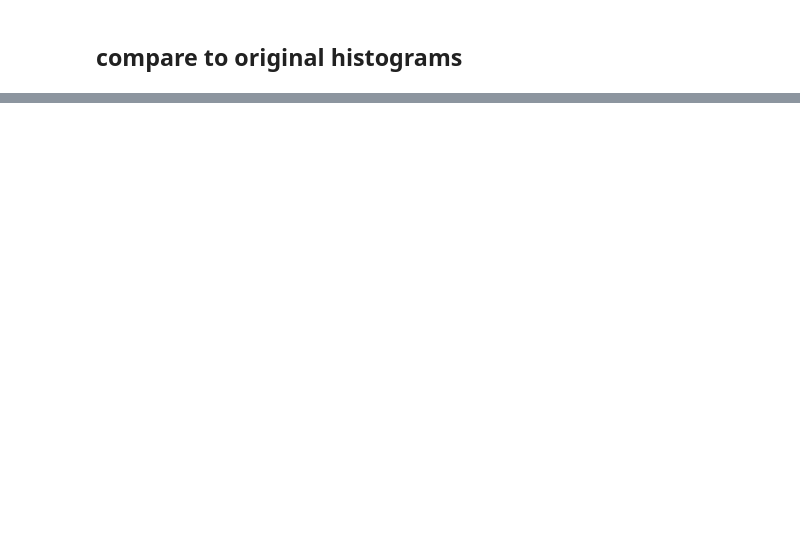
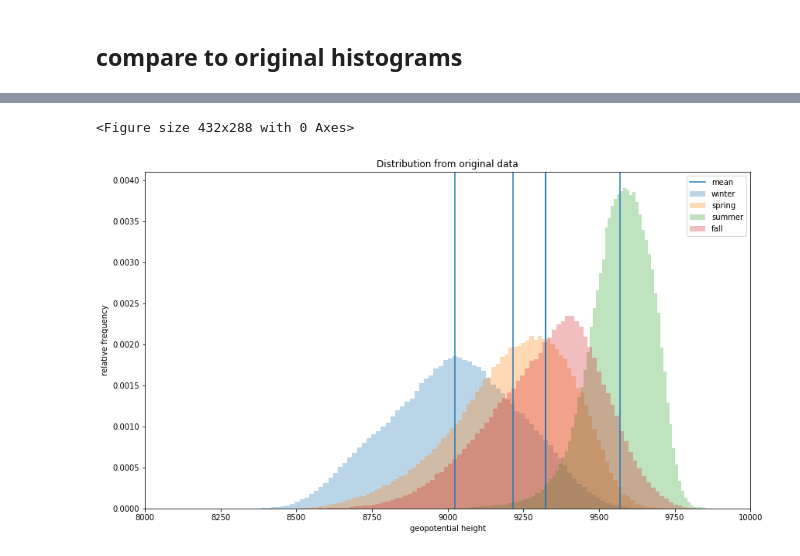
Before and after one commit to csyhuang/python-climate-data-processing, a Jupyter notebook: submission_from_claire/40.5N-processing/40.5N-longsimulation.ipynb, the cells around one changed output, grey strips where cells are left out. Cells and saved outputs as stored; diff of their text form; code cells hidden in the pictures; blank space fills up the shorter version.

```diff
--- a/submission_from_claire/40.5N-processing/40.5N-longsimulation.ipynb
+++ b/submission_from_claire/40.5N-processing/40.5N-longsimulation.ipynb
@@ -550,12 +332,0 @@ plt.show()
-# %%
-plt.clf();
-plt.figure(figsize = (14,8))
-for i in range(4):
-    plt.hist(flatten(extended_seasons[i]), label = seasons[i],
-             bins = 100, density = True, alpha = 0.3)
-    plt.axvline(mean_seasons[i])
-plt.xlabel("geopotential height")
-plt.axvline(mean_seasons[i], label = "mean")
-plt.ylabel("relative frequency")
-plt.legend()
-plt.show()
@@ -823,0 +337,34 @@ plt.show()
+# %%
+for i in range(4):
+    season = seasons[i]
+    plot_df = day_df[day_df["season"] == season]['geofrom_climmonth']
+    rows_list.append(get_stats("observed",list(plot_df), seasons[i]))
+# %%
+#make this for the original data as well
+plt.clf();
+plt.figure(figsize = (14,8))
+for i in range(4):
+    season = seasons[i]
+    #get from simmed data
+    #to_section = lon_sectioned[i]
+
+    #get from orig data
+    plot_df = day_df[day_df["season"] == season]
+
+    plt.hist(plot_df['geofrom_climmonth'],label = seasons[i],
+             bins = 90, density = True, alpha = 0.3)
+    plt.axvline(plot_df['geofrom_climmonth'].mean())
+
+plt.xlabel("geopotential height")
+plt.axvline(plot_df['geofrom_climmonth'].mean(), label = "mean")
+plt.ylabel("relative frequency")
+plt.legend()
+plt.title("Distribution from original data")
+plt.xlim(xmin = minx, xmax = maxx)
+
+name = 'disp_plots/001_distrib_observed.png'
+plt.savefig(name)
+plt.show()
+# %% [output]
+<Figure size 432x288 with 0 Axes>
+[figure, added]
```
Also changed, not shown: parts of 121 cells of this notebook.
